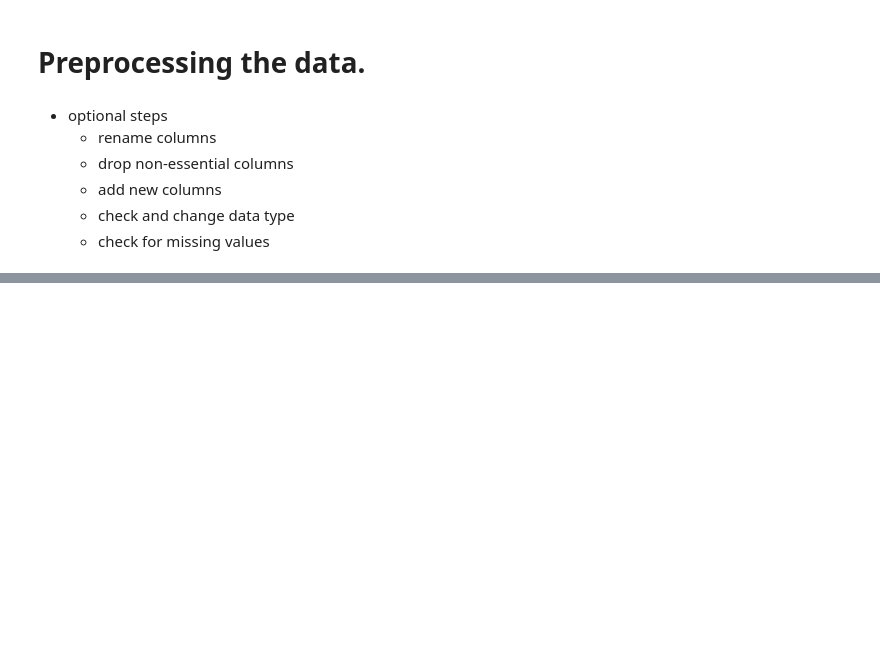
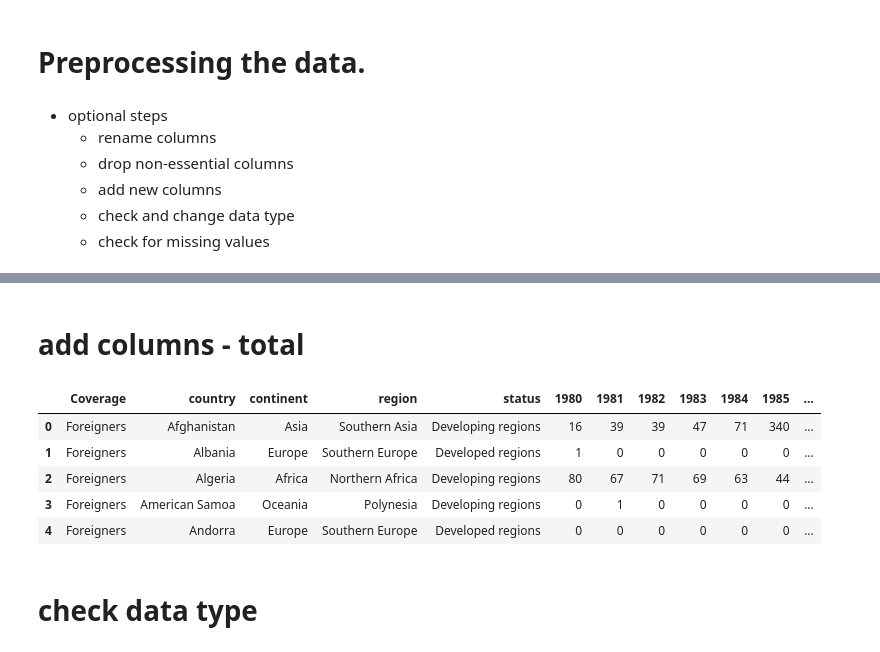
Before and after one commit to Vanshaj14Mohan/Python-data-science, a Jupyter notebook: immigration_analysis/data/analysis.ipynb, the cells around one changed output, grey strips where cells are left out. Saved outputs shown, nothing was run; the diff lists cells and outputs as text; code cells hidden in the pictures; blank space fills up the shorter version.

```diff
--- a/immigration_analysis/data/analysis.ipynb
+++ b/immigration_analysis/data/analysis.ipynb
@@ -41,0 +103,15 @@ df
+# %% [markdown]
+# add columns - total
+# %%
+years = list(range(1980, 2014))
+df["total"] =df[years].sum(axis=1)
+df.head()
+# %% [output]
+|  | Coverage | country | continent | region | status | 1980 | 1981 | 1982 | 1983 | 1984 | 1985 | ... |
+| 0 | Foreigners | Afghanistan | Asia | Southern Asia | Developing regions | 16 | 39 | 39 | 47 | 71 | 340 | ... |
+| 1 | Foreigners | Albania | Europe | Southern Europe | Developed regions | 1 | 0 | 0 | 0 | 0 | 0 | ... |
+| 2 | Foreigners | Algeria | Africa | Northern Africa | Developing regions | 80 | 67 | 71 | 69 | 63 | 44 | ... |
+| 3 | Foreigners | American Samoa | Oceania | Polynesia | Developing regions | 0 | 1 | 0 | 0 | 0 | 0 | ... |
+| 4 | Foreigners | Andorra | Europe | Southern Europe | Developed regions | 0 | 0 | 0 | 0 | 0 | 0 | ... |
+# %% [markdown]
+# check data type
```
Also changed, not shown: parts of 14 cells of this notebook.
